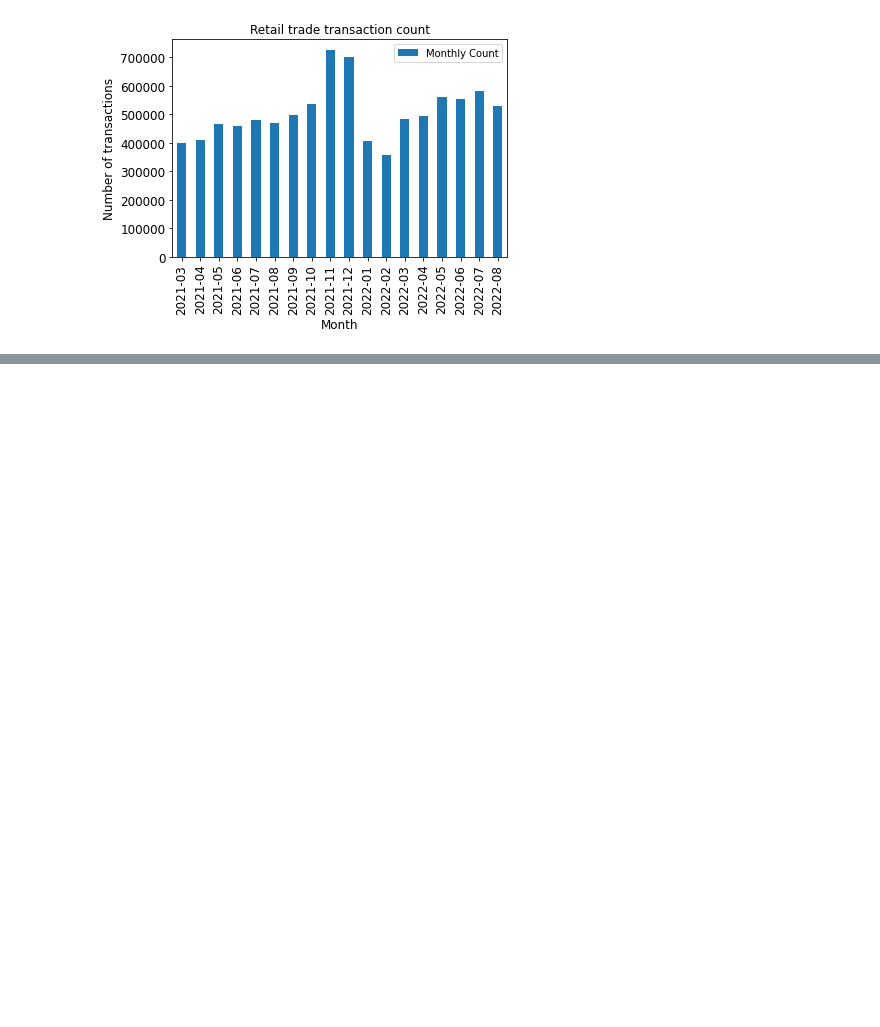
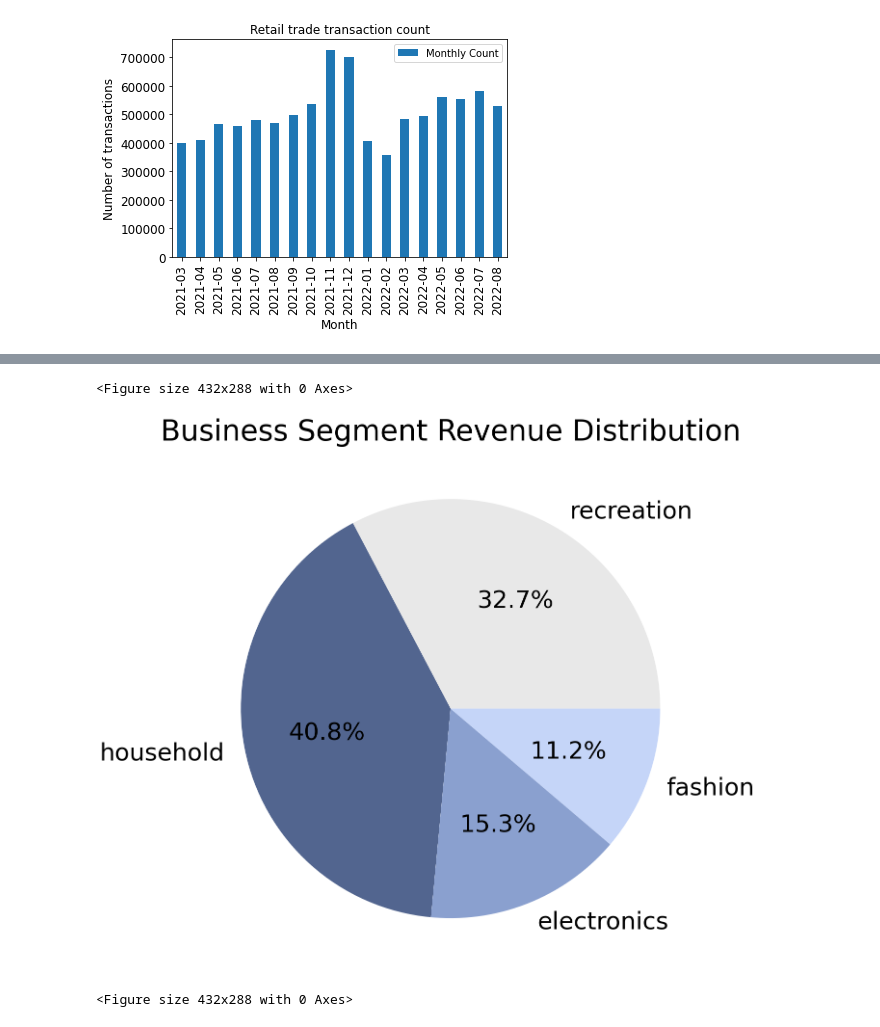
Before and after one commit to MAST30034-Applied-Data-Science/generic-buy-now-pay-later-project-group-45, a Jupyter notebook: notebooks/plots.ipynb, the cells around one changed output, grey strips where cells are left out. Saved outputs shown, nothing was run; the diff lists cells and outputs as text; code cells hidden in the pictures; blank space fills up the shorter version.

```diff
--- a/notebooks/plots.ipynb
+++ b/notebooks/plots.ipynb
@@ -223,0 +118,3 @@ plt.figure()
+# %%
+# set colors of the pie chart
+colors = ['#e8e8e8','#52658f','#8aa0cf','#c5d5f8']
@@ -223,0 +147,19 @@ plt.figure()
+# %%
+# Top 100 merchant pie graph comparing revenue distribution based on business segment
+top100_revenue_distribution = top100.select("business_segment", "true_revenue")\
+                                                        .groupby("business_segment").sum().toPandas()
+top100_revenue_distribution = top100_revenue_distribution.rename(columns={"sum(true_revenue)":"total revenue"})
+top100_revenue_distribution = top100_revenue_distribution.set_index("business_segment")
+
+ax = top100_revenue_distribution.plot.pie(y='total revenue', figsize=(20, 20), colors = colors, \
+                                                           legend=False, autopct='%1.1f%%', \
+                                                            shadow=False, fontsize = 50,  ylabel = "")
+
+ax.set_title("Business Segment Revenue Distribution", fontdict={'fontsize':60})
+
+plt.savefig("../plots/Business segment revenue distribution.png")
+plt.figure()
+# %% [output]
+<Figure size 432x288 with 0 Axes>
+[figure, added]
+<Figure size 432x288 with 0 Axes>
```
Also changed, not shown: parts of 21 cells of this notebook.
